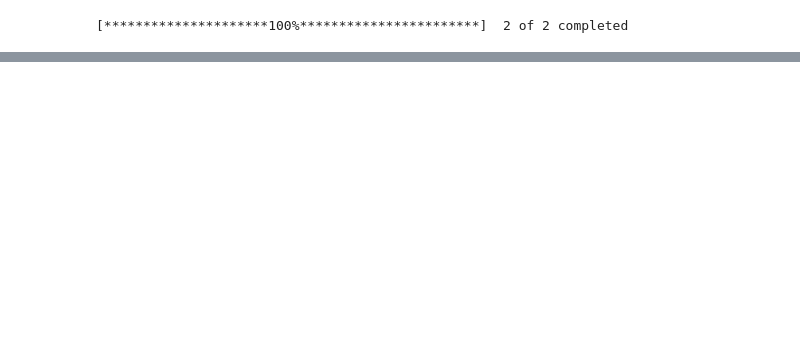
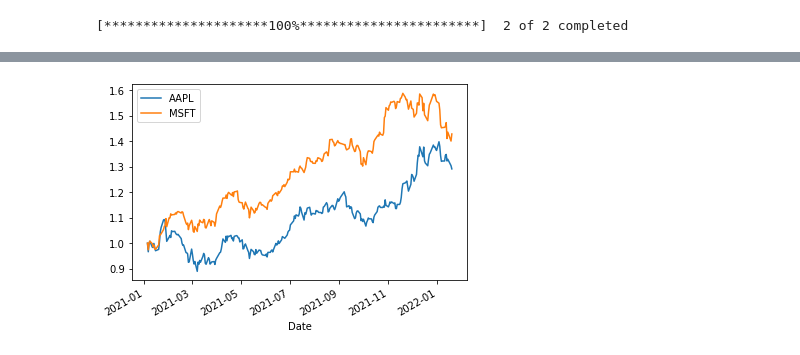
Before and after one commit to jotab24/colabPython, a Jupyter notebook: stock_correlation.ipynb, the cells around one changed output, grey strips where cells are left out. Cells and saved outputs as stored; diff of their text form; code cells hidden in the pictures; blank space fills up the shorter version.

```diff
--- a/stock_correlation.ipynb
+++ b/stock_correlation.ipynb
@@ -53,7 +59,7 @@ def viewCorrelation(df):
     fig, ax = plt.subplots()
     df.plot(ax=ax)
 # %%
-df = visualize_correlation("BTC-USD", "COIN")
+df = visualize_correlation("AAPL", "MSFT")
 viewCorrelation(df)
 # %% [output]
 [*********************100%***********************]  2 of 2 completed
@@ -61,0 +66 @@ viewCorrelation(df)
+[figure, added]
```
Also changed, not shown: parts of 5 cells of this notebook.
